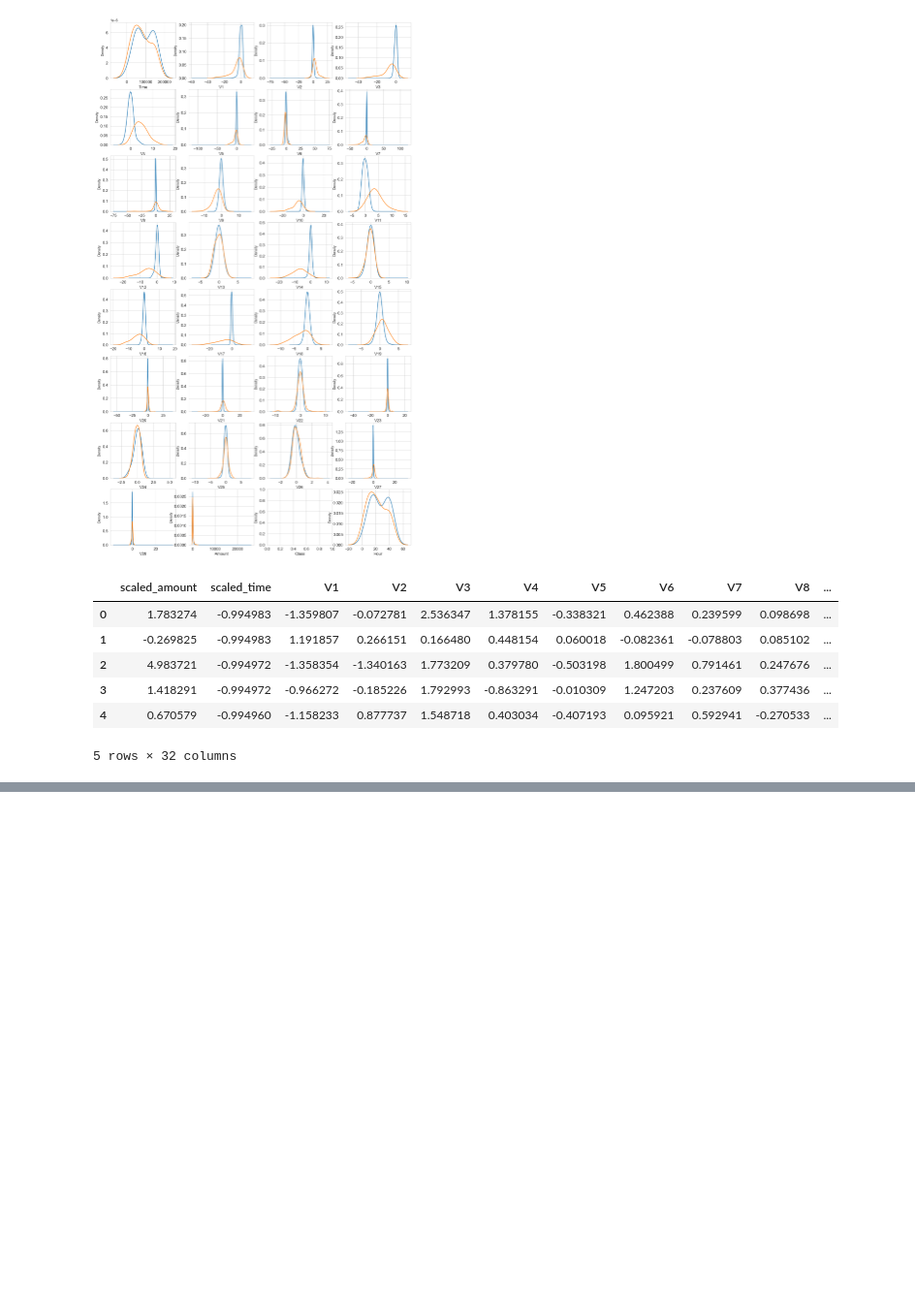
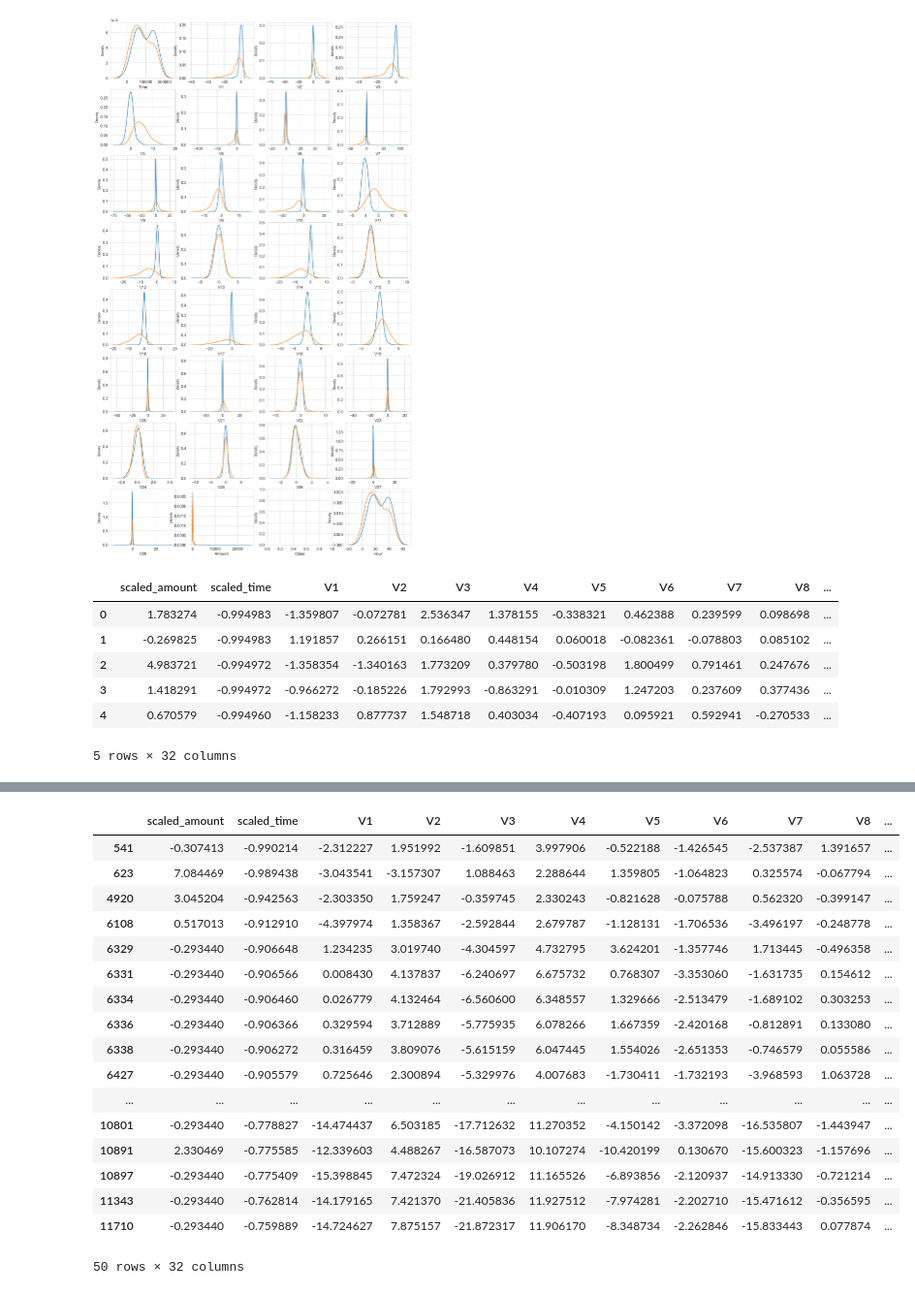
Before and after one commit to Nanuccio01/CREDIT_CARD_FRAUD_DETECTION, a Jupyter notebook: Code/Analysis e Scheme.ipynb, the cells around one changed output, grey strips where cells are left out. Shown at 97% size. Saved outputs shown, nothing was run; the diff lists cells and outputs as text; code cells hidden in the pictures; blank space fills up the shorter version.

```diff
--- a/Code/Analysis e Scheme.ipynb
+++ b/Code/Analysis e Scheme.ipynb
@@ -220,3 +293,25 @@ data.head()
+# %%
+fraudolente = data[data['Class'] == 1]
+fraudolente.head(50)
+# %% [output]
+|  | scaled_amount | scaled_time | V1 | V2 | V3 | V4 | V5 | V6 | V7 | V8 | ... |
+| 541 | -0.307413 | -0.990214 | -2.312227 | 1.951992 | -1.609851 | 3.997906 | -0.522188 | -1.426545 | -2.537387 | 1.391657 | ... |
+| 623 | 7.084469 | -0.989438 | -3.043541 | -3.157307 | 1.088463 | 2.288644 | 1.359805 | -1.064823 | 0.325574 | -0.067794 | ... |
+| 4920 | 3.045204 | -0.942563 | -2.303350 | 1.759247 | -0.359745 | 2.330243 | -0.821628 | -0.075788 | 0.562320 | -0.399147 | ... |
+| 6108 | 0.517013 | -0.912910 | -4.397974 | 1.358367 | -2.592844 | 2.679787 | -1.128131 | -1.706536 | -3.496197 | -0.248778 | ... |
+| 6329 | -0.293440 | -0.906648 | 1.234235 | 3.019740 | -4.304597 | 4.732795 | 3.624201 | -1.357746 | 1.713445 | -0.496358 | ... |
+| 6331 | -0.293440 | -0.906566 | 0.008430 | 4.137837 | -6.240697 | 6.675732 | 0.768307 | -3.353060 | -1.631735 | 0.154612 | ... |
+| 6334 | -0.293440 | -0.906460 | 0.026779 | 4.132464 | -6.560600 | 6.348557 | 1.329666 | -2.513479 | -1.689102 | 0.303253 | ... |
+| 6336 | -0.293440 | -0.906366 | 0.329594 | 3.712889 | -5.775935 | 6.078266 | 1.667359 | -2.420168 | -0.812891 | 0.133080 | ... |
+| 6338 | -0.293440 | -0.906272 | 0.316459 | 3.809076 | -5.615159 | 6.047445 | 1.554026 | -2.651353 | -0.746579 | 0.055586 | ... |
+| 6427 | -0.293440 | -0.905579 | 0.725646 | 2.300894 | -5.329976 | 4.007683 | -1.730411 | -1.732193 | -3.968593 | 1.063728 | ... |
+| ... | ... | ... | ... | ... | ... | ... | ... | ... | ... | ... | ... |
+| 10801 | -0.293440 | -0.778827 | -14.474437 | 6.503185 | -17.712632 | 11.270352 | -4.150142 | -3.372098 | -16.535807 | -1.443947 | ... |
+| 10891 | 2.330469 | -0.775585 | -12.339603 | 4.488267 | -16.587073 | 10.107274 | -10.420199 | 0.130670 | -15.600323 | -1.157696 | ... |
+| 10897 | -0.293440 | -0.775409 | -15.398845 | 7.472324 | -19.026912 | 11.165526 | -6.893856 | -2.120937 | -14.913330 | -0.721214 | ... |
+| 11343 | -0.293440 | -0.762814 | -14.179165 | 7.421370 | -21.405836 | 11.927512 | -7.974281 | -2.202710 | -15.471612 | -0.356595 | ... |
+| 11710 | -0.293440 | -0.759889 | -14.724627 | 7.875157 | -21.872317 | 11.906170 | -8.348734 | -2.262846 | -15.833443 | 0.077874 | ... |
+50 rows × 32 columns
 # %%
 #Dataset completo
 
```
Also changed, not shown: parts of 9 cells of this notebook.
